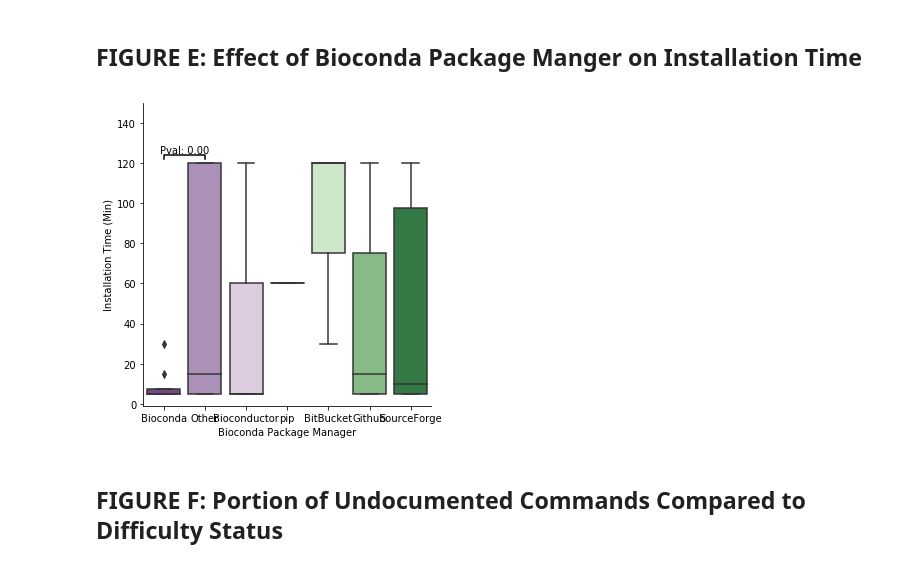
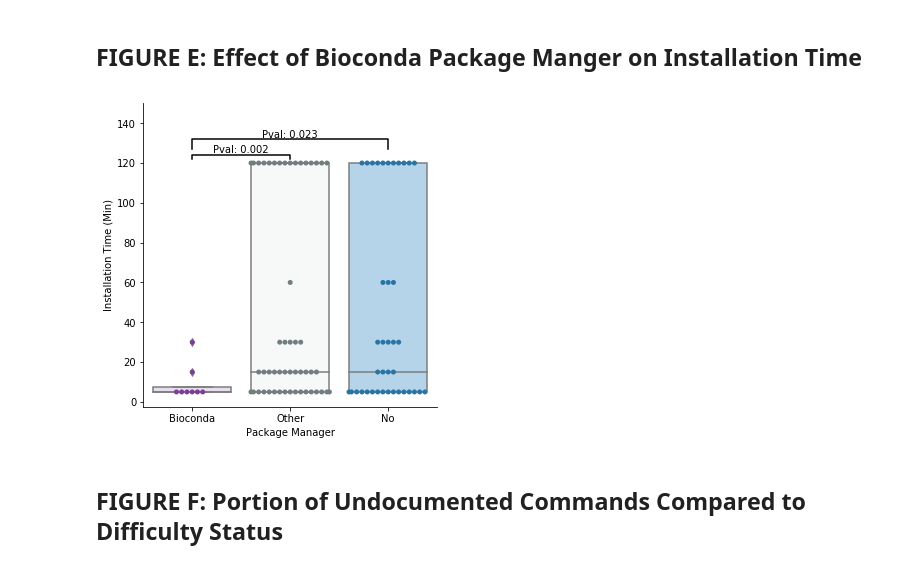
Before and after one commit to xubeisi/good.software, a Jupyter notebook: analysis/figure2_notebook.ipynb, the cells around one changed output. Drawn from its saved outputs; the diff is of its cells as text; code cells hidden in the pictures.

Commit message:
image sent

```diff
--- a/analysis/figure2_notebook.ipynb
+++ b/analysis/figure2_notebook.ipynb
@@ -274,23 +489,36 @@ plt.show()
 # %%
 ## TODO Be sure No = all other groups besides Other and Bioconda
 # %%
-import seaborn as sns
-sns.catplot(x="Source_", y="Time_To_Install", kind="box", data=data, palette="PRGn")
+conditions = [
+    (data['Source_'] == 'Bioconda'),
+     (data['Source_'] == 'Other')]
+choices = ['Bioconda', 'Other']
+data['custom_source'] = np.select(conditions, choices, default='No')
+sns.catplot(x="custom_source", y="Time_To_Install", kind="box", data=data, palette=["#E8DAEF","#F7F9F9", "#AED6F1"])
+sns.swarmplot(x="custom_source", y="Time_To_Install", data=data, palette=["#7D3C98","#717D7E", "#2874A6"])
 
-x1, x2 = 0, 1   # columns 'Sat' and 'Sun' (first column: 0, see plt.xticks())
+x1, x2 = 0, 1
 y, h, col = data['Time_To_Install'].max() + 2, 2, 'k'
 plt.plot([x1, x1, x2, x2], [y, y+h, y+h, y], lw=1.5, c=col)
 
-p_value = stats.ks_2samp(data[(data.Source_=='Bioconda')].Normalized_citations.tolist(),
-                         data[(data.Source_=='Other')].Normalized_citations.tolist())
-plt.text((x1+x2)*.5, y+h, 'Pval: %.2f'%(p_value[1]), ha='center', va='bottom', color=col)
+p_value = stats.ks_2samp(data[(data.custom_source=='Bioconda')].Normalized_citations.tolist(),
+                         data[(data.custom_source=='Other')].Normalized_citations.tolist())
+plt.text((x1+x2)*.5, y+h, 'Pval: %.3f'%(p_value[1]), ha='center', va='bottom', color=col)
+
+x1, x2 = 0, 2
+y, h, col = data['Time_To_Install'].max() + 7, 5, 'k'
+plt.plot([x1, x1, x2, x2], [y, y+h, y+h, y], lw=1.5, c=col)
+
+p_value = stats.ks_2samp(data[(data.custom_source=='Bioconda')].Normalized_citations.tolist(),
+                         data[(data.custom_source=='No')].Normalized_citations.tolist())
+plt.text((x1+x2)*.5, y+h, 'Pval: %.3f'%(p_value[1]), ha='center', va='bottom', color=col)
 
 plt.ylim(ymax=150)
-plt.xlabel("Bioconda Package Manager")
+plt.xlabel("Package Manager")
 plt.ylabel("Installation Time (Min)")
 plt.show()
 # %% [output]
-[figure, old version]
+[figure, new version]
 # %% [markdown]
 ## FIGURE F: Portion of Undocumented Commands Compared to Difficulty Status
 # %%
```
Also changed, not shown: parts of 31 cells of this notebook.
